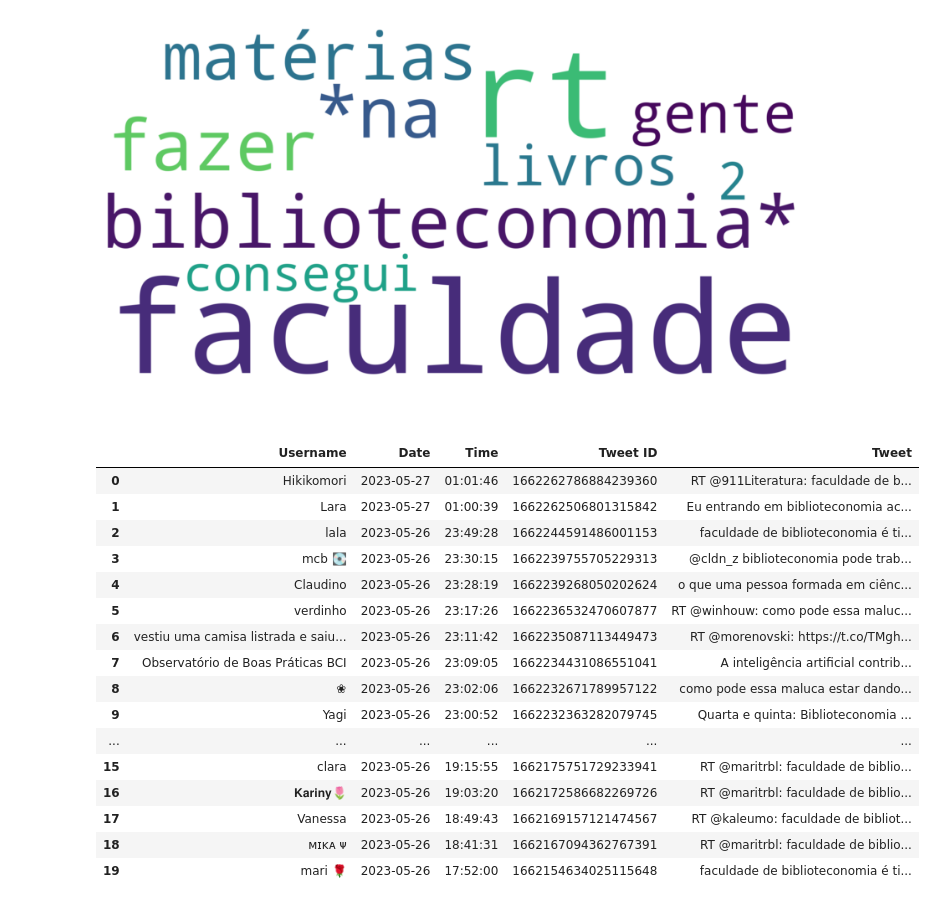
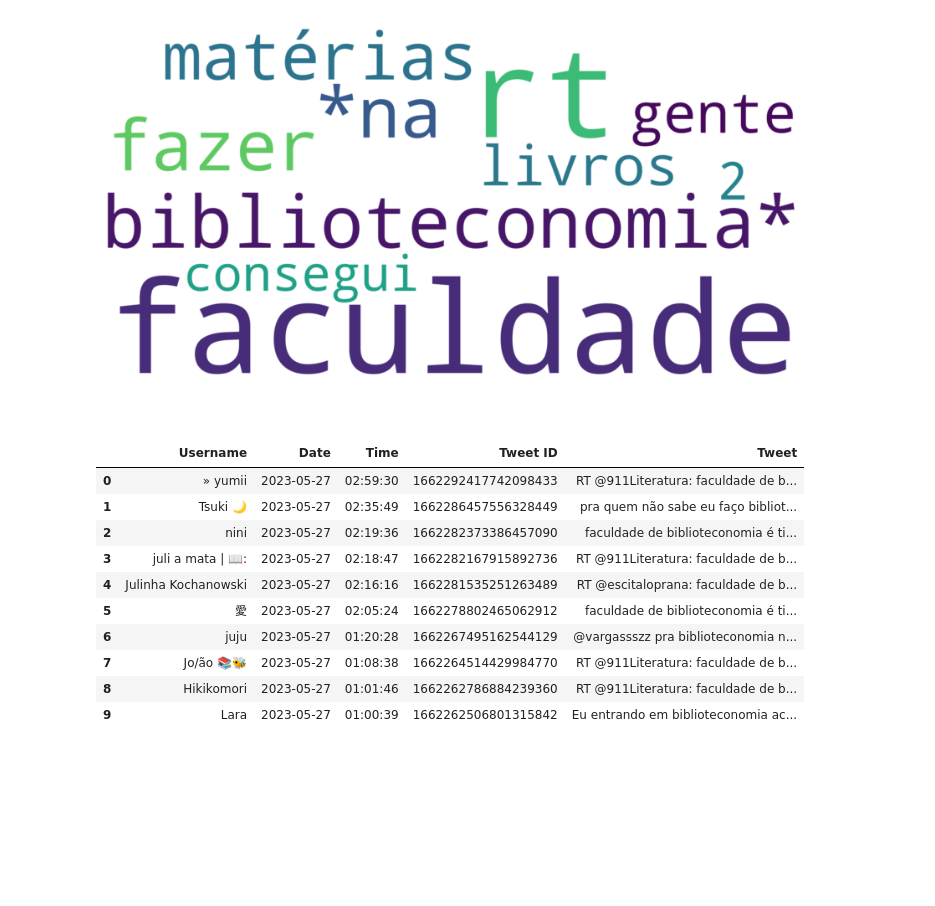
Before and after one commit to FranciscoFoz/programming-training, a Jupyter notebook: 12 - Pacotes Python/tweepy/anaĺise_tweets.ipynb, the cells around one changed output. Cells and saved outputs as stored; diff of their text form; code cells hidden in the pictures; blank space fills up the shorter version.

```diff
--- a/12 - Pacotes Python/tweepy/anaĺise_tweets.ipynb
+++ b/12 - Pacotes Python/tweepy/anaĺise_tweets.ipynb
@@ -134,23 +134,17 @@ plt.show()
 # %%
 import pandas as pd
 
-df = pd.read_csv('/home/franciscofoz/Documents/GitHub/python-training/12 - Pacotes Python/tweepy/tweets_csv/tweets_biblioteconomia_20230526.csv')
-df.head(20)
+df = pd.read_csv('/home/franciscofoz/Documents/GitHub/python-training/12 - Pacotes Python/tweepy/tweets_csv/tweets_biblioteconomia_20230527.csv')
+df
 # %% [output]
 |  | Username | Date | Time | Tweet ID | Tweet |
-| 0 | Hikikomori | 2023-05-27 | 01:01:46 | 1662262786884239360 | RT @911Literatura: faculdade de b... |
-| 1 | Lara | 2023-05-27 | 01:00:39 | 1662262506801315842 | Eu entrando em biblioteconomia ac... |
-| 2 | lala | 2023-05-26 | 23:49:28 | 1662244591486001153 | faculdade de biblioteconomia é ti... |
-| 3 | mcb 💽 | 2023-05-26 | 23:30:15 | 1662239755705229313 | @cldn_z biblioteconomia pode trab... |
-| 4 | Claudino | 2023-05-26 | 23:28:19 | 1662239268050202624 | o que uma pessoa formada em ciênc... |
-| 5 | verdinho | 2023-05-26 | 23:17:26 | 1662236532470607877 | RT @winhouw: como pode essa maluc... |
-| 6 | vestiu uma camisa listrada e saiu... | 2023-05-26 | 23:11:42 | 1662235087113449473 | RT @morenovski: https://t.co/TMgh... |
-| 7 | Observatório de Boas Práticas BCI | 2023-05-26 | 23:09:05 | 1662234431086551041 | A inteligência artificial contrib... |
-| 8 | ❀ | 2023-05-26 | 23:02:06 | 1662232671789957122 | como pode essa maluca estar dando... |
-| 9 | Yagi | 2023-05-26 | 23:00:52 | 1662232363282079745 | Quarta e quinta: Biblioteconomia ... |
-| ... | ... | ... | ... | ... | ... |
-| 15 | clara | 2023-05-26 | 19:15:55 | 1662175751729233941 | RT @maritrbl: faculdade de biblio... |
-| 16 | 𝐊𝐚𝐫𝐢𝐧𝐲🌷 | 2023-05-26 | 19:03:20 | 1662172586682269726 | RT @maritrbl: faculdade de biblio... |
-| 17 | Vanessa | 2023-05-26 | 18:49:43 | 1662169157121474567 | RT @kaleumo: faculdade de bibliot... |
-| 18 | ᴍɪᴋᴀ ᴪ | 2023-05-26 | 18:41:31 | 1662167094362767391 | RT @maritrbl: faculdade de biblio... |
-| 19 | mari 🌹 | 2023-05-26 | 17:52:00 | 1662154634025115648 | faculdade de biblioteconomia é ti... |
+| 0 | » yumii | 2023-05-27 | 02:59:30 | 1662292417742098433 | RT @911Literatura: faculdade de b... |
+| 1 | Tsuki 🌙 | 2023-05-27 | 02:35:49 | 1662286457556328449 | pra quem não sabe eu faço bibliot... |
+| 2 | nini | 2023-05-27 | 02:19:36 | 1662282373386457090 | faculdade de biblioteconomia é ti... |
+| 3 | juli a mata | 📖: | 2023-05-27 | 02:18:47 | 1662282167915892736 | RT @911Literatura: faculdade de b... |
+| 4 | Julinha Kochanowski | 2023-05-27 | 02:16:16 | 1662281535251263489 | RT @escitaloprana: faculdade de b... |
+| 5 | 愛 | 2023-05-27 | 02:05:24 | 1662278802465062912 | faculdade de biblioteconomia é ti... |
+| 6 | juju | 2023-05-27 | 01:20:28 | 1662267495162544129 | @vargassszz pra biblioteconomia n... |
+| 7 | Jo/ão 📚🐝 | 2023-05-27 | 01:08:38 | 1662264514429984770 | RT @911Literatura: faculdade de b... |
+| 8 | Hikikomori | 2023-05-27 | 01:01:46 | 1662262786884239360 | RT @911Literatura: faculdade de b... |
+| 9 | Lara | 2023-05-27 | 01:00:39 | 1662262506801315842 | Eu entrando em biblioteconomia ac... |
```
